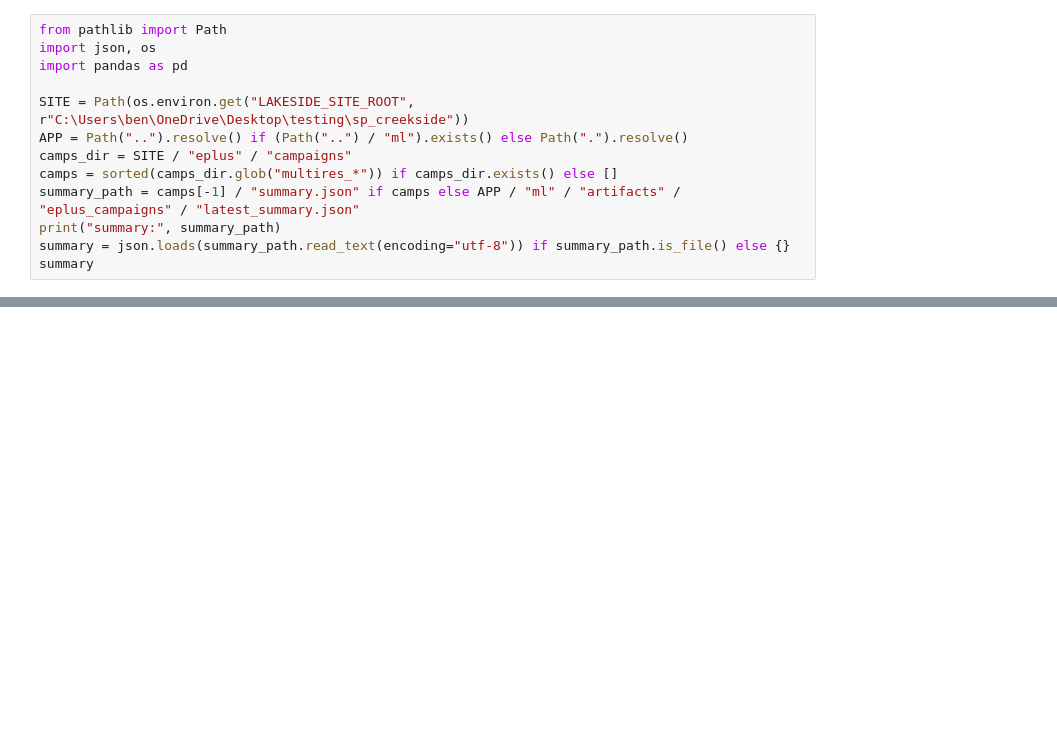
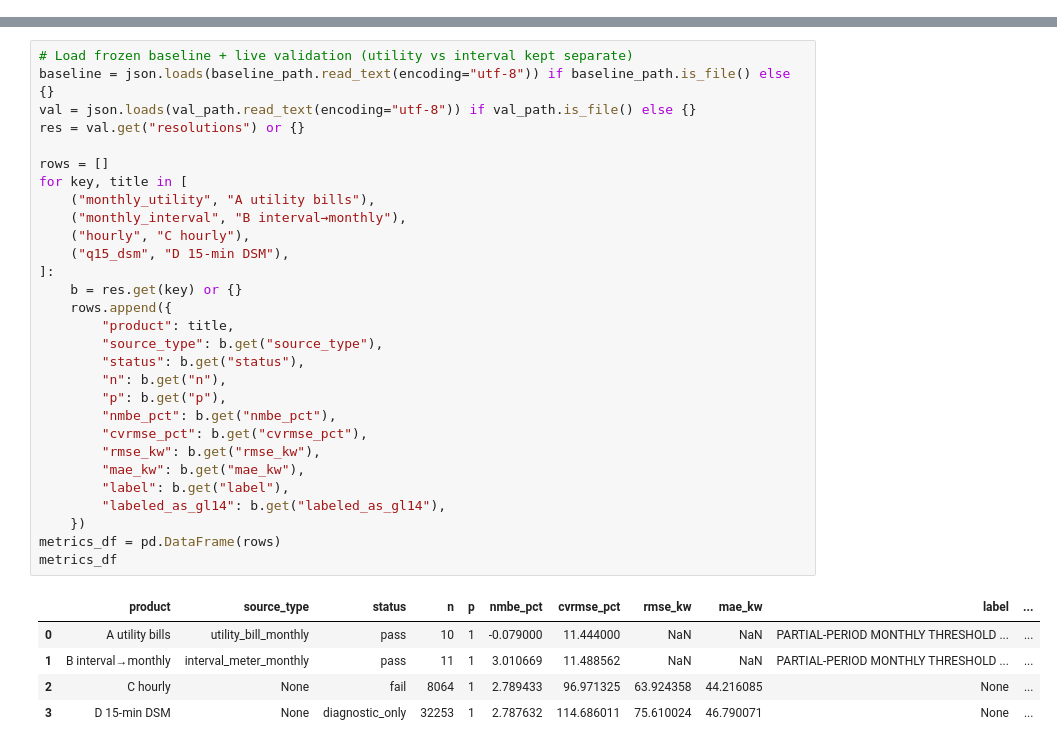
Before and after one commit to bbartling/py-bacnet-stacks-playground, a Jupyter notebook: vibe_code_apps_22/notebooks/lakeside_eplus_multires_calibration.ipynb, the cells around one changed output, grey strips where cells are left out. Cells and saved outputs as stored; diff of their text form; blank space fills up the shorter version.

```diff
--- a/vibe_code_apps_22/notebooks/lakeside_eplus_multires_calibration.ipynb
+++ b/vibe_code_apps_22/notebooks/lakeside_eplus_multires_calibration.ipynb
@@ -13,13 +0,0 @@ Physics: IdealLoads + fixed-COP (filename `gshp` is naming only). No optimizer.
-# %%
-from pathlib import Path
-import json, os
-import pandas as pd
-
-SITE = Path(os.environ.get("LAKESIDE_SITE_ROOT", r"C:\Users\ben\OneDrive\Desktop\testing\sp_creekside"))
-APP = Path("..").resolve() if (Path("..") / "ml").exists() else Path(".").resolve()
-camps_dir = SITE / "eplus" / "campaigns"
-camps = sorted(camps_dir.glob("multires_*")) if camps_dir.exists() else []
-summary_path = camps[-1] / "summary.json" if camps else APP / "ml" / "artifacts" / "eplus_campaigns" / "latest_summary.json"
-print("summary:", summary_path)
-summary = json.loads(summary_path.read_text(encoding="utf-8")) if summary_path.is_file() else {}
-summary
@@ -38,0 +60,35 @@ summary.get("diagnostics") or {}
+# %%
+# Load frozen baseline + live validation (utility vs interval kept separate)
+baseline = json.loads(baseline_path.read_text(encoding="utf-8")) if baseline_path.is_file() else {}
+val = json.loads(val_path.read_text(encoding="utf-8")) if val_path.is_file() else {}
+res = val.get("resolutions") or {}
+
+rows = []
+for key, title in [
+    ("monthly_utility", "A utility bills"),
+    ("monthly_interval", "B interval→monthly"),
+    ("hourly", "C hourly"),
+    ("q15_dsm", "D 15-min DSM"),
+]:
+    b = res.get(key) or {}
+    rows.append({
+        "product": title,
+        "source_type": b.get("source_type"),
+        "status": b.get("status"),
+        "n": b.get("n"),
+        "p": b.get("p"),
+        "nmbe_pct": b.get("nmbe_pct"),
+        "cvrmse_pct": b.get("cvrmse_pct"),
+        "rmse_kw": b.get("rmse_kw"),
+        "mae_kw": b.get("mae_kw"),
+        "label": b.get("label"),
+        "labeled_as_gl14": b.get("labeled_as_gl14"),
+    })
+metrics_df = pd.DataFrame(rows)
+metrics_df
+# %% [output]
+|  | product | source_type | status | n | p | nmbe_pct | cvrmse_pct | rmse_kw | mae_kw | label | ... |
+| 0 | A utility bills | utility_bill_monthly | pass | 10 | 1 | -0.079000 | 11.444000 | NaN | NaN | PARTIAL-PERIOD MONTHLY THRESHOLD ... | ... |
+| 1 | B interval→monthly | interval_meter_monthly | pass | 11 | 1 | 3.010669 | 11.488562 | NaN | NaN | PARTIAL-PERIOD MONTHLY THRESHOLD ... | ... |
+| 2 | C hourly | None | fail | 8064 | 1 | 2.789433 | 96.971325 | 63.924358 | 44.216085 | None | ... |
+| 3 | D 15-min DSM | None | diagnostic_only | 32253 | 1 | 2.787632 | 114.686011 | 75.610024 | 46.790071 | None | ... |
```
Also changed, not shown: parts of 10 cells of this notebook, 26 other files.
